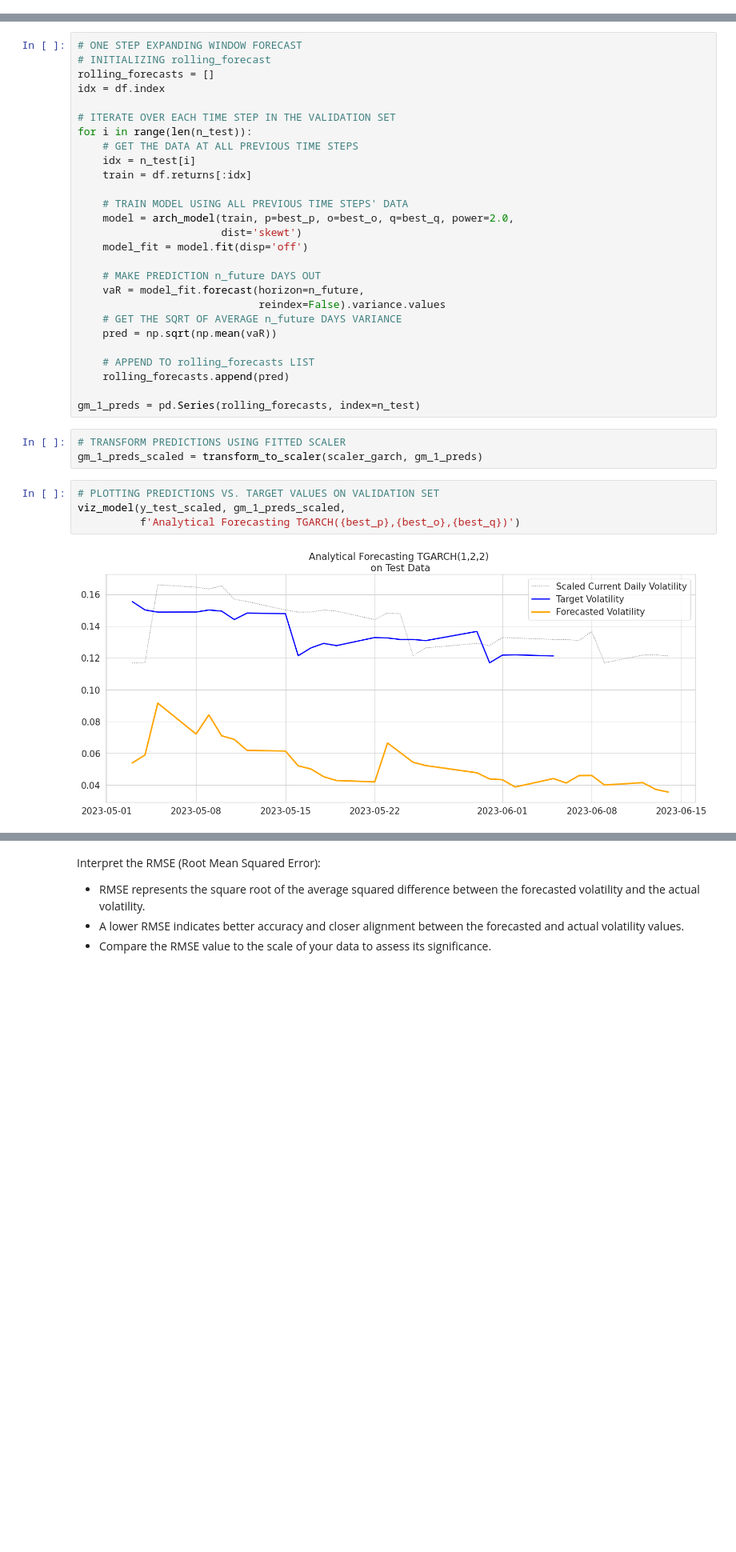
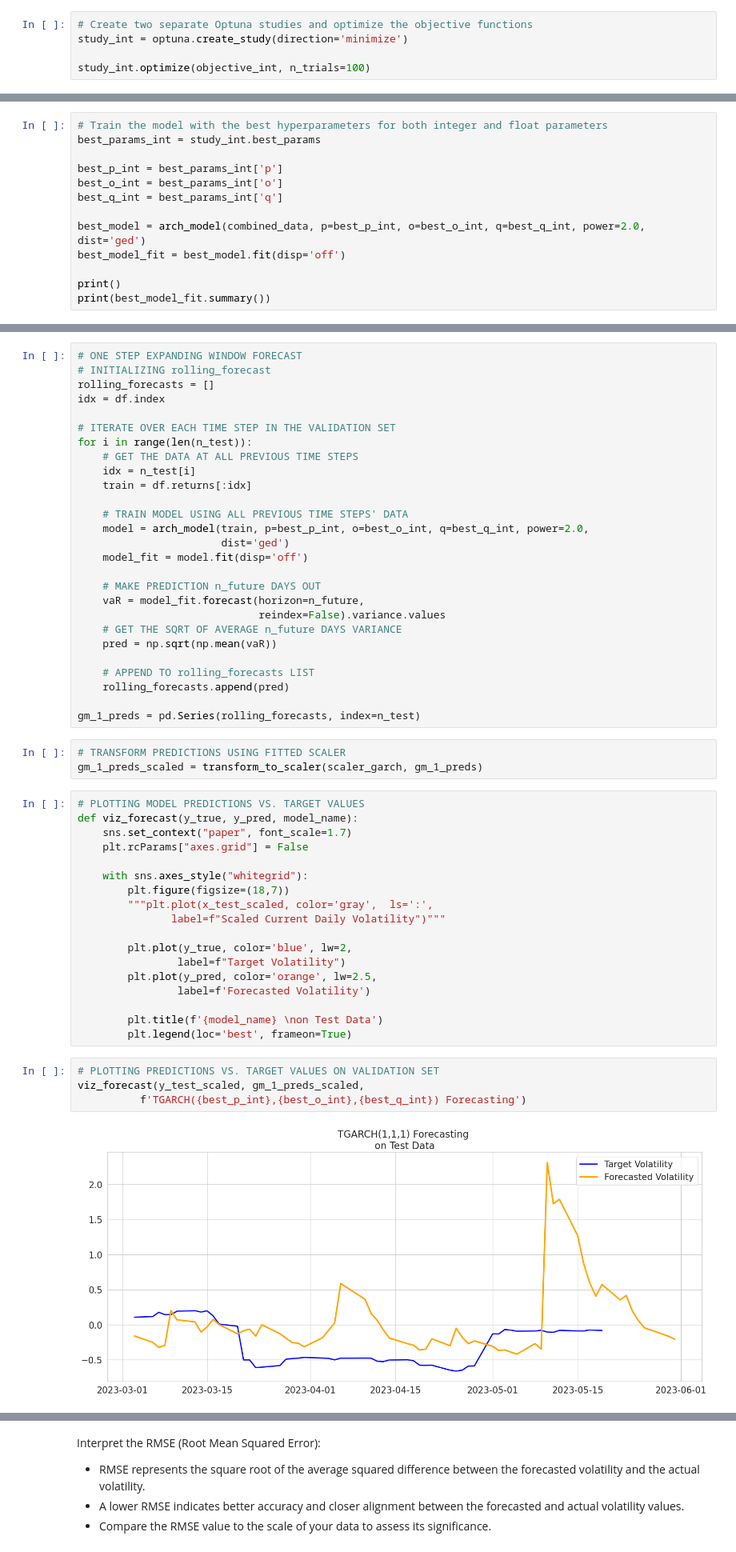
Before and after one commit to lorenzogiarnese/forecasting-volatility-as-a-service, a Jupyter notebook: volatility_forecasting.ipynb, the cells around one changed output, grey strips where cells are left out. Shown at 80% size. Saved outputs shown, nothing was run; the diff lists cells and outputs as text; blank space fills up the shorter version.

```diff
--- a/volatility_forecasting.ipynb
+++ b/volatility_forecasting.ipynb
@@ -554,0 +821,5 @@ def scale_tf_cond_vol(model_result):
+# %%
+# Create two separate Optuna studies and optimize the objective functions
+study_int = optuna.create_study(direction='minimize')
+
+study_int.optimize(objective_int, n_trials=100)
@@ -554,0 +856,13 @@ def scale_tf_cond_vol(model_result):
+# %%
+# Train the model with the best hyperparameters for both integer and float parameters
+best_params_int = study_int.best_params
+
+best_p_int = best_params_int['p']
+best_o_int = best_params_int['o']
+best_q_int = best_params_int['q']
+
+best_model = arch_model(combined_data, p=best_p_int, o=best_o_int, q=best_q_int, power=2.0, dist='ged')
+best_model_fit = best_model.fit(disp='off')
+
+print()
+print(best_model_fit.summary())
@@ -619,8 +994,8 @@ for i in range(len(n_test)):
     train = df.returns[:idx]
 
     # TRAIN MODEL USING ALL PREVIOUS TIME STEPS' DATA
-    model = arch_model(train, p=best_p, o=best_o, q=best_q, power=2.0,
-                       dist='skewt')
+    model = arch_model(train, p=best_p_int, o=best_o_int, q=best_q_int, power=2.0,
+                       dist='ged')
     model_fit = model.fit(disp='off')
 
     # MAKE PREDICTION n_future DAYS OUT
@@ -636,12 +1011,30 @@ gm_1_preds = pd.Series(rolling_forecasts, index=n_test)
 # %%
 # TRANSFORM PREDICTIONS USING FITTED SCALER
 gm_1_preds_scaled = transform_to_scaler(scaler_garch, gm_1_preds)
+# %%
+# PLOTTING MODEL PREDICTIONS VS. TARGET VALUES
+def viz_forecast(y_true, y_pred, model_name):
+    sns.set_context("paper", font_scale=1.7)
+    plt.rcParams["axes.grid"] = False
+
+    with sns.axes_style("whitegrid"):
+        plt.figure(figsize=(18,7))
+        """plt.plot(x_test_scaled, color='gray',  ls=':',
+               label=f"Scaled Current Daily Volatility")"""
+
+        plt.plot(y_true, color='blue', lw=2,
+                label=f"Target Volatility")
+        plt.plot(y_pred, color='orange', lw=2.5,
+                label=f'Forecasted Volatility')
+
+        plt.title(f'{model_name} \non Test Data')
+        plt.legend(loc='best', frameon=True)
 # %%
 # PLOTTING PREDICTIONS VS. TARGET VALUES ON VALIDATION SET
-viz_model(y_test_scaled, gm_1_preds_scaled,
-          f'Analytical Forecasting TGARCH({best_p},{best_o},{best_q})')
+viz_forecast(y_test_scaled, gm_1_preds_scaled,
+          f'TGARCH({best_p_int},{best_o_int},{best_q_int}) Forecasting')
 # %% [output]
-[figure, old version]
+[figure, new version]
 # %% [markdown]
 * **Scaled Current Daily Volatility**: This line represents the current daily volatility on the test set after applying scaling. The scaling is done using the same transformation that was applied to the forecasted volatility, ensuring a common comparison basis. This line shows the observed volatility in the test set, but made comparable with the forecast values.
 * **Target Volatility**: This line represents the actual values of daily volatility in the test set. It is the real data on which the model made the forecast, without any scaling or manipulation.
```
Also changed, not shown: parts of 106 cells of this notebook.
